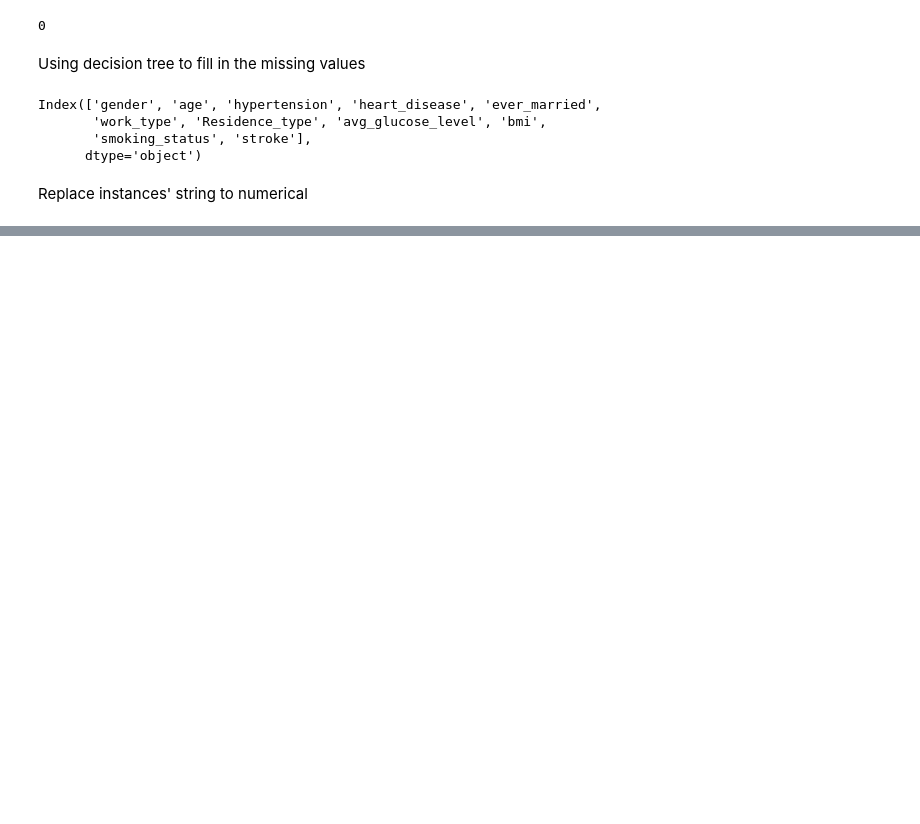
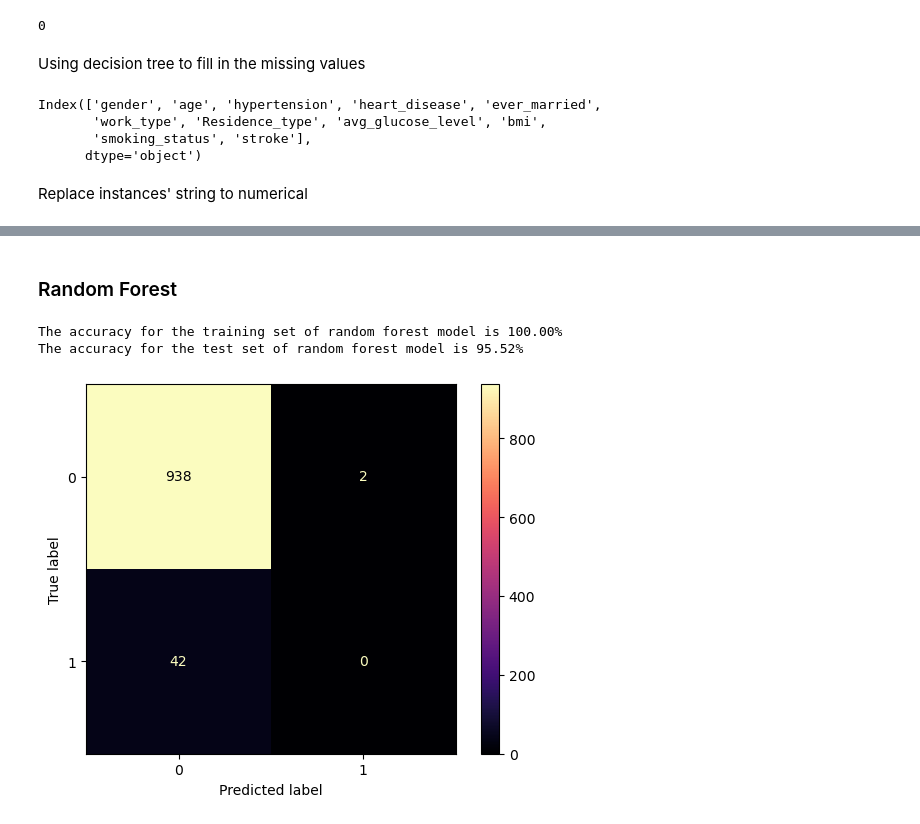
Before and after one commit to Nishatou/cs4650_capstone_bigdata, a Jupyter notebook: CS4650_Project.ipynb, the cells around one changed output, grey strips where cells are left out. Saved outputs shown, nothing was run; the diff lists cells and outputs as text; code cells hidden in the pictures; blank space fills up the shorter version.

Commit message:
add random forest model

```diff
--- a/CS4650_Project.ipynb
+++ b/CS4650_Project.ipynb
@@ -190,0 +205,50 @@ F1 Score:  0.22110552763819097
+# %% [markdown]
+### Random Forest
+# %%
+#get the data
+y = df.iloc[:,df.columns == 'stroke']
+X = df.iloc[:, df.columns != 'stroke']
+#split the data
+X_train, X_test, y_train, y_test = train_test_split(X, y, test_size=0.20, random_state=12, stratify=y)
+scaler = preprocessing.StandardScaler().fit(X_train)
+#scale data for better results
+X_train_scaled = pd.DataFrame(scaler.transform(X_train), columns = X_train.columns)
+X_test_scaled = pd.DataFrame(scaler.transform(X_test), columns = X_test.columns)
+# %%
+def run_model(model_type, X_train_scaled, y_train, X_test_scaled, y_test):
+    #train a model
+    match model_type:
+        case "logistic regression":
+            model = LogisticRegression();
+        case "gaussianNB":
+            model = GaussianNB();
+        case "random forest":
+            model = RandomForestClassifier();
+
+    model.fit(X_train_scaled, y_train.values.ravel())
+    train_accuracy = model.score(X_train_scaled, y_train)
+    print(f'The accuracy for the training set of {model_type} model is {100 * train_accuracy:.2f}%')
+    test_accuracy = model.score(X_test_scaled, y_test)
+    print(f'The accuracy for the test set of {model_type} model is {100 * test_accuracy:.2f}%')
+    #return so we can do coffusion matrix
+    return model
+
+def display_confusion_matrix(yhat, y_test):
+    cm = confusion_matrix(y_test, yhat, labels=model.classes_)
+    disp = ConfusionMatrixDisplay(confusion_matrix=cm, display_labels=model.classes_)
+    disp.plot(cmap=plt.cm.magma)
+
+def print_classification_report(yhat, y_test):
+    print(classification_report(y_test,yhat))
+    print('Accuracy Score: ',accuracy_score(y_test,yhat))
+    print('F1 Score: ',f1_score(y_test, yhat))
+# %%
+random_forest_model = run_model("random forest", X_train_scaled, y_train, X_test_scaled, y_test)
+# %% [output]
+The accuracy for the training set of random forest model is 100.00%
+The accuracy for the test set of random forest model is 95.52%
+# %%
+random_forest_yhat = random_forest_model.predict(X_test_scaled)
+display_confusion_matrix(random_forest_yhat, y_test)
+# %% [output]
+[figure, added]
```
Also changed, not shown: parts of 25 cells of this notebook.
